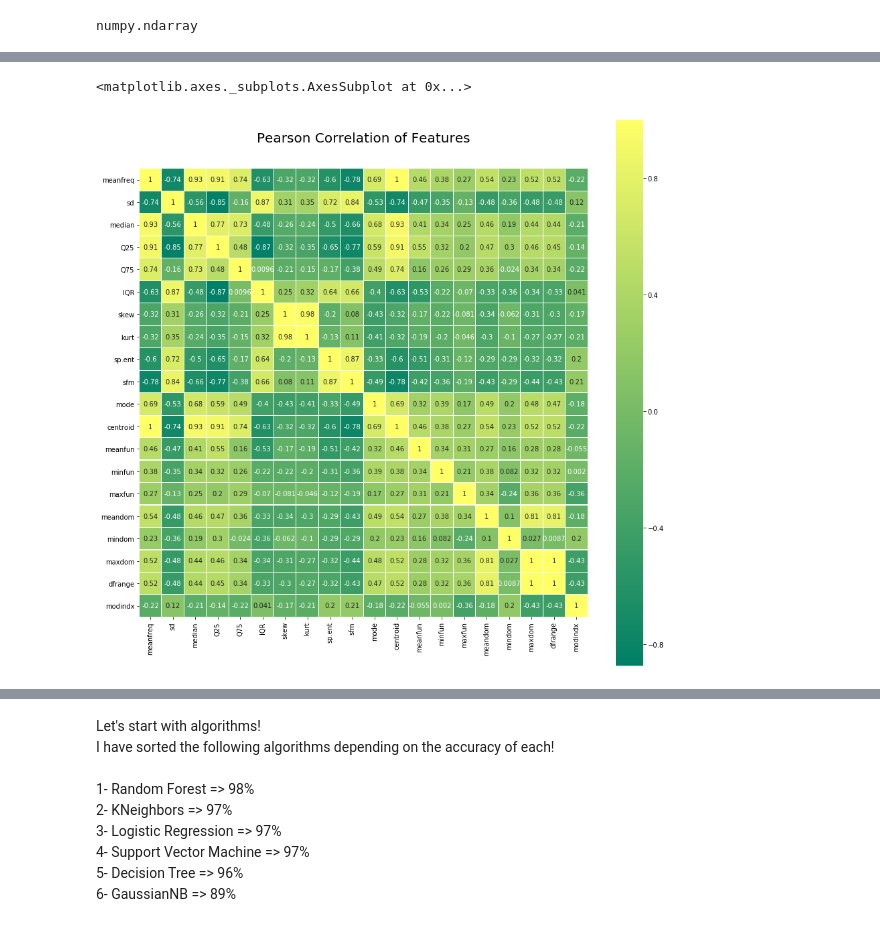
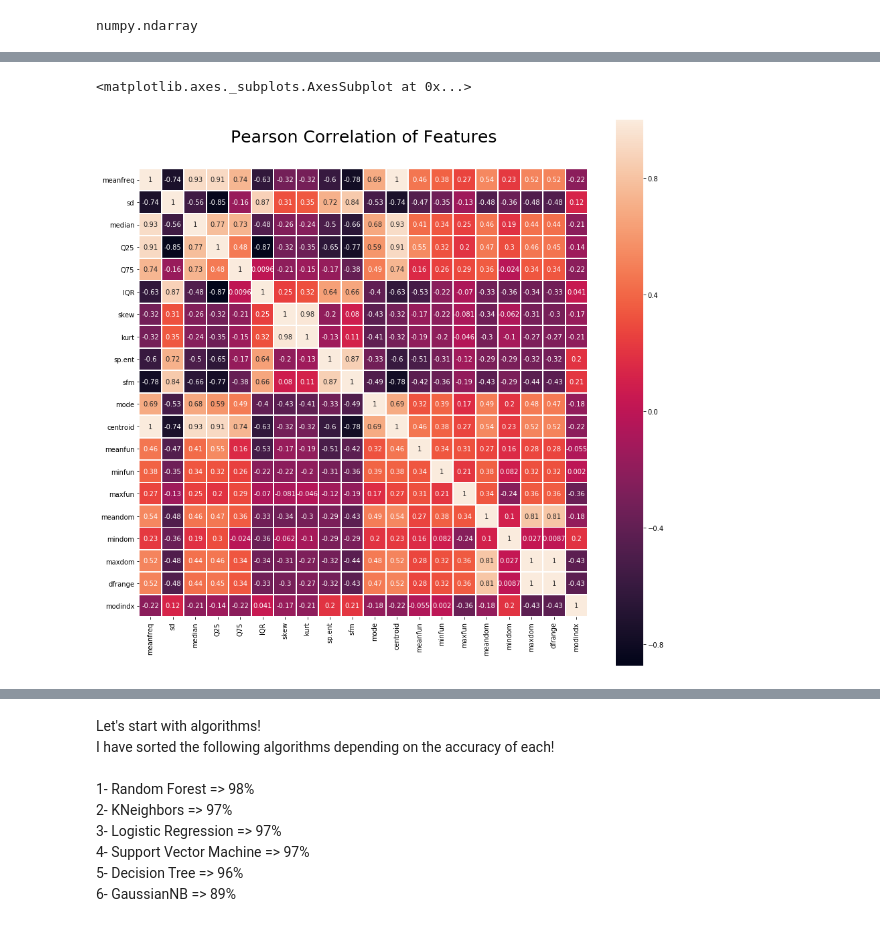
Before and after one commit to hozRifai/genderRecognition, a Jupyter notebook: genderRecognitionV0.2.ipynb, the cells around one changed output, grey strips where cells are left out. Cells and saved outputs as stored; diff of their text form; code cells hidden in the pictures.

```diff
--- a/genderRecognitionV0.2.ipynb
+++ b/genderRecognitionV0.2.ipynb
@@ -65,12 +87,12 @@ NameError: name 'df' is not defined
 # %%
 # Heat Map
 colormap = plt.cm.summer
 plt.figure(figsize=(15,15))
-plt.title('Pearson Correlation of Features', y=1.05, size=20)
-sns.heatmap(x.astype(float).corr(),linewidths=0.1,vmax=1.0, square=True, cmap=colormap, linecolor='white', annot=True)
+plt.title('Pearson Correlation of Features', y=1.05, size=25)
+sns.heatmap(x.astype(float).corr(), linewidths=0.9,vmax=1.0, square=True,  linecolor='white', annot=True) #cmap=colormap,
 # %% [output]
 <matplotlib.axes._subplots.AxesSubplot at 0x...>
-[figure, old version]
+[figure, new version]
 # %%
 # Visualization
 plt.subplots(4,5,figsize=(15,15))
```
Also changed, not shown: parts of 2 cells of this notebook, 4 other files.
